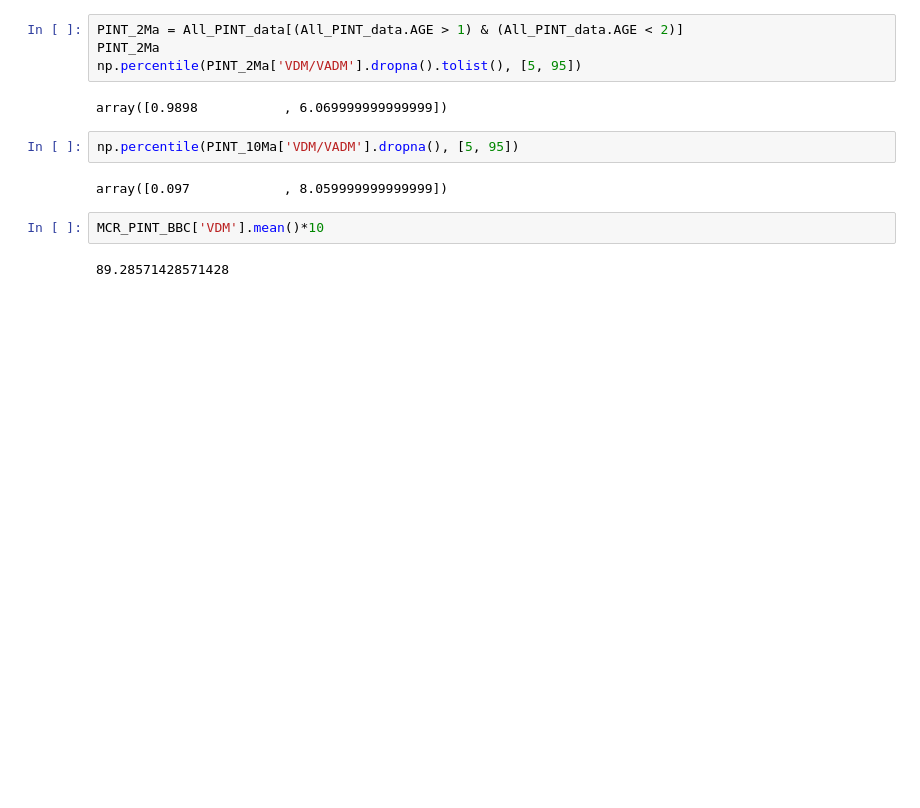
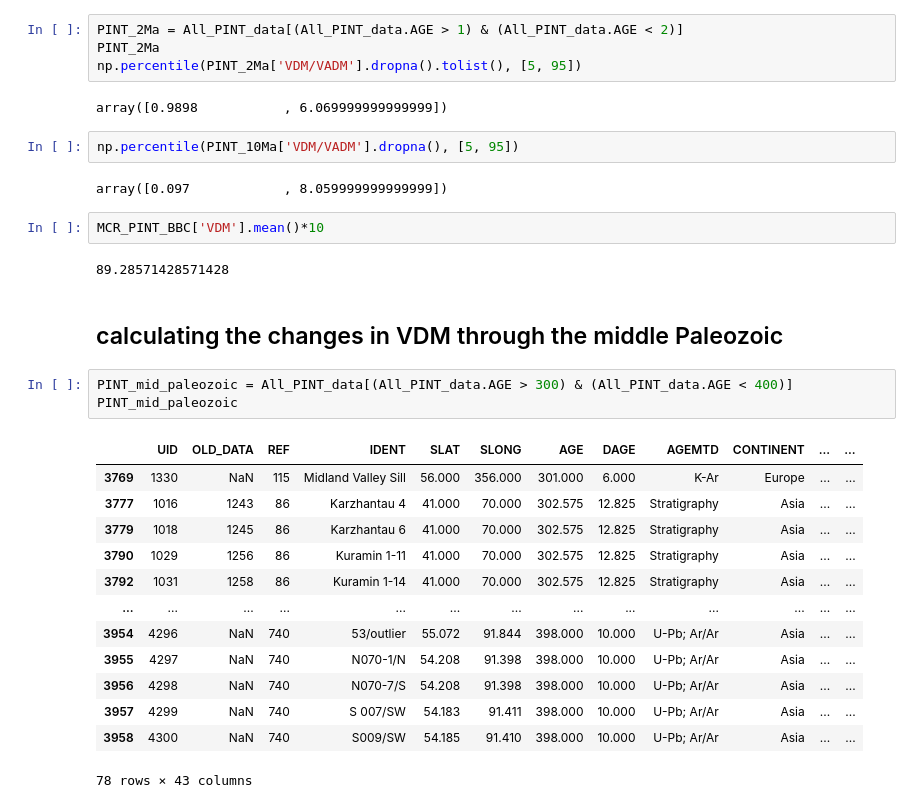
Before and after one commit to Swanson-Hysell-Group/AX_BD_PINT, a Jupyter notebook: code/AX_BD_PINT.ipynb, the cells around one changed output. Cells and saved outputs as stored; diff of their text form; blank space fills up the shorter version.

```diff
--- a/code/AX_BD_PINT.ipynb
+++ b/code/AX_BD_PINT.ipynb
@@ -1058,3 +1058,22 @@ array([0.097            , 8.059999999999999])
 MCR_PINT_BBC['VDM'].mean()*10
 # %% [output]
 89.28571428571428
+# %% [markdown]
+## calculating the changes in VDM through the middle Paleozoic
+# %%
+PINT_mid_paleozoic = All_PINT_data[(All_PINT_data.AGE > 300) & (All_PINT_data.AGE < 400)]
+PINT_mid_paleozoic
+# %% [output]
+|  | UID | OLD_DATA | REF | IDENT | SLAT | SLONG | AGE | DAGE | AGEMTD | CONTINENT | ... | ... |
+| 3769 | 1330 | NaN | 115 | Midland Valley Sill | 56.000 | 356.000 | 301.000 | 6.000 | K-Ar | Europe | ... | ... |
+| 3777 | 1016 | 1243 | 86 | Karzhantau 4 | 41.000 | 70.000 | 302.575 | 12.825 | Stratigraphy | Asia | ... | ... |
+| 3779 | 1018 | 1245 | 86 | Karzhantau 6 | 41.000 | 70.000 | 302.575 | 12.825 | Stratigraphy | Asia | ... | ... |
+| 3790 | 1029 | 1256 | 86 | Kuramin 1-11 | 41.000 | 70.000 | 302.575 | 12.825 | Stratigraphy | Asia | ... | ... |
+| 3792 | 1031 | 1258 | 86 | Kuramin 1-14 | 41.000 | 70.000 | 302.575 | 12.825 | Stratigraphy | Asia | ... | ... |
+| ... | ... | ... | ... | ... | ... | ... | ... | ... | ... | ... | ... | ... |
+| 3954 | 4296 | NaN | 740 | 53/outlier | 55.072 | 91.844 | 398.000 | 10.000 | U-Pb; Ar/Ar | Asia | ... | ... |
+| 3955 | 4297 | NaN | 740 | N070-1/N | 54.208 | 91.398 | 398.000 | 10.000 | U-Pb; Ar/Ar | Asia | ... | ... |
+| 3956 | 4298 | NaN | 740 | N070-7/S | 54.208 | 91.398 | 398.000 | 10.000 | U-Pb; Ar/Ar | Asia | ... | ... |
+| 3957 | 4299 | NaN | 740 | S 007/SW | 54.183 | 91.411 | 398.000 | 10.000 | U-Pb; Ar/Ar | Asia | ... | ... |
+| 3958 | 4300 | NaN | 740 | S009/SW | 54.185 | 91.410 | 398.000 | 10.000 | U-Pb; Ar/Ar | Asia | ... | ... |
+78 rows × 43 columns
```
Also changed, not shown: parts of 6 cells of this notebook, 2 other files.
